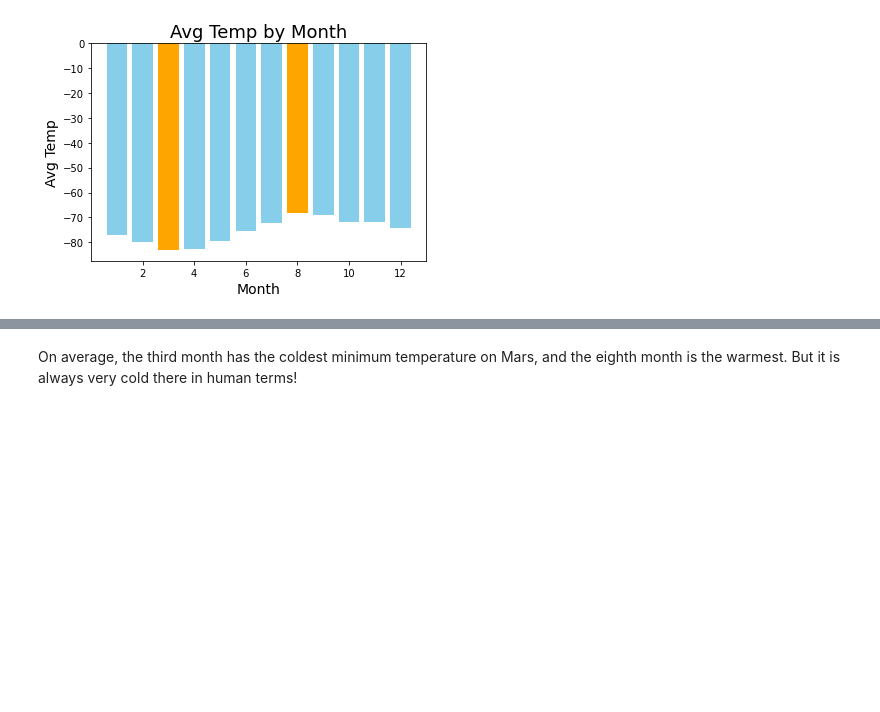
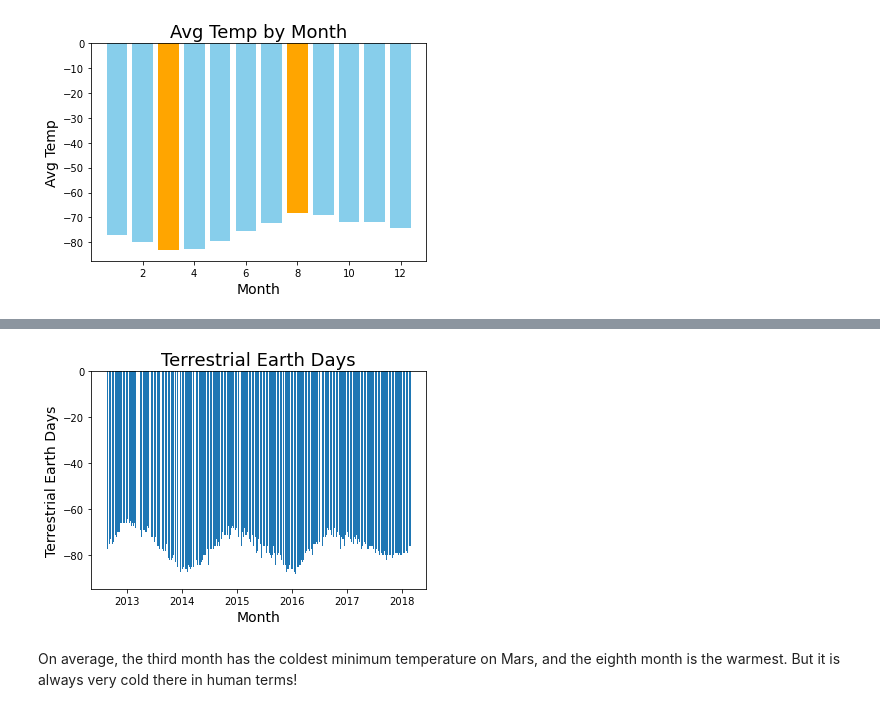
Before and after one commit to cmbutler83/Mars_weather_scraping, a Jupyter notebook: part_2_mars_weather.ipynb, the cells around one changed output, grey strips where cells are left out. Cells and saved outputs as stored; diff of their text form; code cells hidden in the pictures; blank space fills up the shorter version.

```diff
--- a/part_2_mars_weather.ipynb
+++ b/part_2_mars_weather.ipynb
@@ -237,3 +252,18 @@ Name: pressure, dtype: float64
+# %%
+# 5. How many terrestrial (earth) days are there in a Martian year?
+# Plot the average pressure by month
+
+y_values = mars_df['min_temp']
+x_values = mars_df['terrestrial_date']
+
+plt.title('Terrestrial Earth Days', fontsize=18)
+plt.xlabel('Month', fontsize=14)
+plt.ylabel('Terrestrial Earth Days', fontsize=14)
+
+plt.bar(x_values, y_values, width=.8)
+plt.show()
+# %% [output]
+[figure, added]
 # %% [markdown]
 On average, the third month has the coldest minimum temperature on Mars, and the eighth month is the warmest. But it is always very cold there in human terms!
 # %% [markdown]
```
Also changed, not shown: parts of 8 cells of this notebook.
